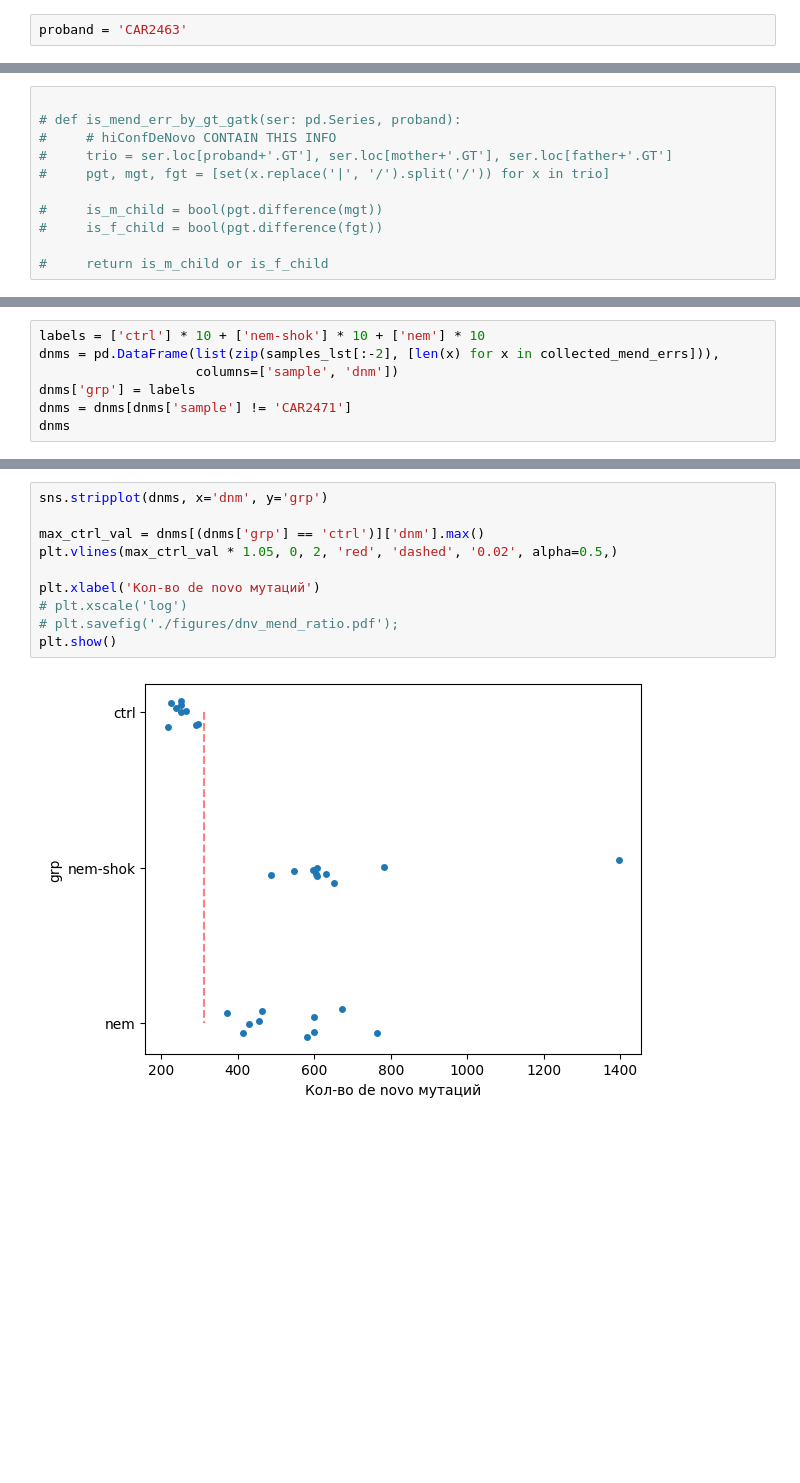
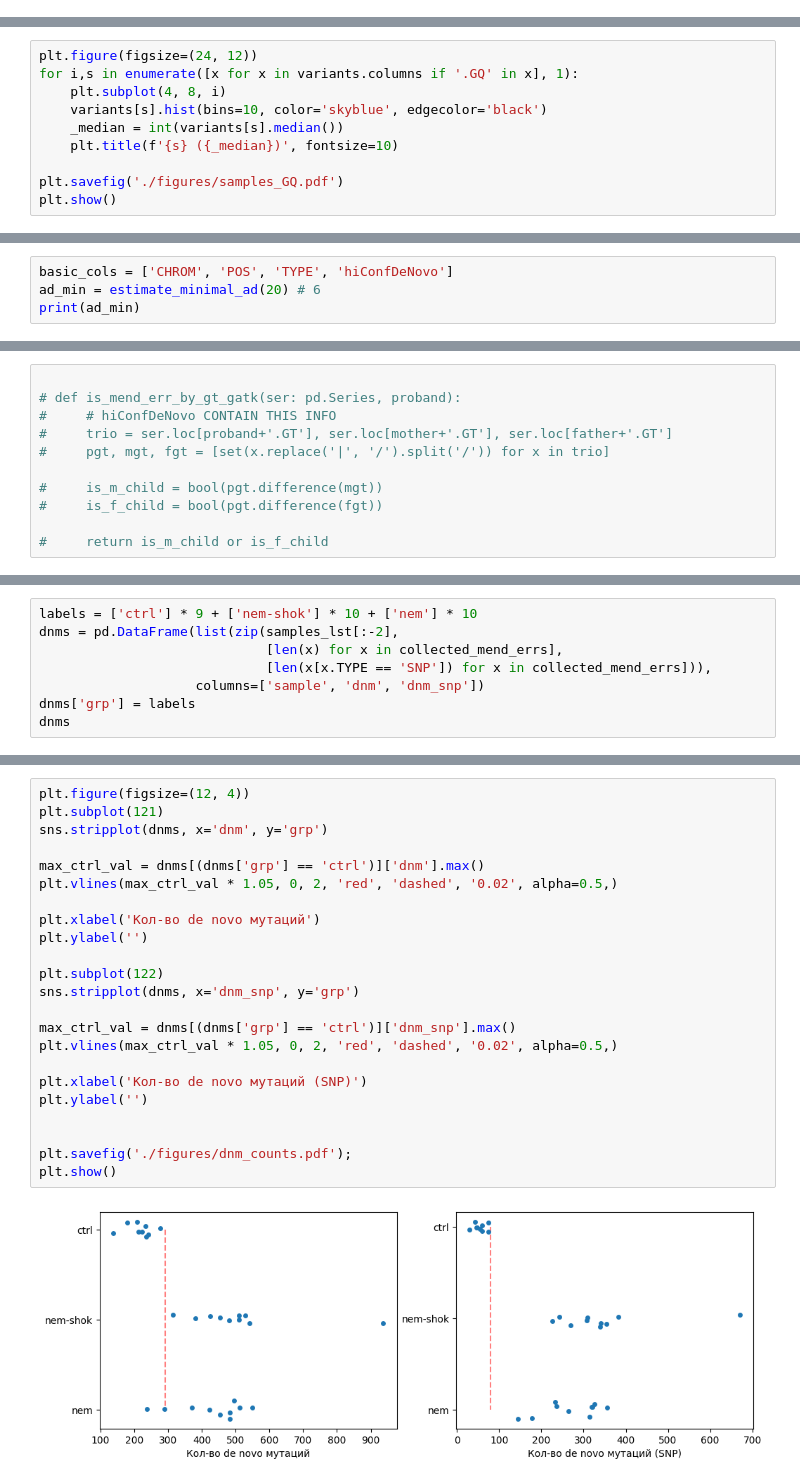
Before and after one commit to mitoclub/AquaSelection, a Jupyter notebook: intersect.ipynb, the cells around one changed output, grey strips where cells are left out. Cells and saved outputs as stored; diff of their text form; blank space fills up the shorter version.

Commit message:
cool DNMs estimated; ctrl ounts are mothe then 10 times of expected

```diff
--- a/intersect.ipynb
+++ b/intersect.ipynb
@@ -113,2 +18,0 @@ variants_flt0.shape
-# %%
-proband = 'CAR2463'
@@ -389,0 +59,10 @@ for i,s in enumerate([x for x in variants.columns if '.DP' in x], 1):
+# %%
+plt.figure(figsize=(24, 12))
+for i,s in enumerate([x for x in variants.columns if '.GQ' in x], 1):
+    plt.subplot(4, 8, i)
+    variants[s].hist(bins=10, color='skyblue', edgecolor='black')
+    _median = int(variants[s].median())
+    plt.title(f'{s} ({_median})', fontsize=10)
+
+plt.savefig('./figures/samples_GQ.pdf')
+plt.show()
@@ -389,0 +121,4 @@ for i,s in enumerate([x for x in variants.columns if '.DP' in x], 1):
+# %%
+basic_cols = ['CHROM', 'POS', 'TYPE', 'hiConfDeNovo']
+ad_min = estimate_minimal_ad(20) # 6
+print(ad_min)
@@ -660,8 +379,9 @@ CAR2492 599
 # %%
-labels = ['ctrl'] * 10 + ['nem-shok'] * 10 + ['nem'] * 10
-dnms = pd.DataFrame(list(zip(samples_lst[:-2], [len(x) for x in collected_mend_errs])),
-                    columns=['sample', 'dnm'])
+labels = ['ctrl'] * 9 + ['nem-shok'] * 10 + ['nem'] * 10
+dnms = pd.DataFrame(list(zip(samples_lst[:-2],
+                             [len(x) for x in collected_mend_errs],
+                             [len(x[x.TYPE == 'SNP']) for x in collected_mend_errs])),
+                    columns=['sample', 'dnm', 'dnm_snp'])
 dnms['grp'] = labels
-dnms = dnms[dnms['sample'] != 'CAR2471']
 dnms
 # %% [output]
@@ -685,12 +405,25 @@ dnms
 # %%
+plt.figure(figsize=(12, 4))
+plt.subplot(121)
 sns.stripplot(dnms, x='dnm', y='grp')
 
 max_ctrl_val = dnms[(dnms['grp'] == 'ctrl')]['dnm'].max()
 plt.vlines(max_ctrl_val * 1.05, 0, 2, 'red', 'dashed', '0.02', alpha=0.5,)
 
 plt.xlabel('Кол-во de novo мутаций')
-# plt.xscale('log')
-# plt.savefig('./figures/dnv_mend_ratio.pdf');
+plt.ylabel('')
+
+plt.subplot(122)
+sns.stripplot(dnms, x='dnm_snp', y='grp')
+
+max_ctrl_val = dnms[(dnms['grp'] == 'ctrl')]['dnm_snp'].max()
+plt.vlines(max_ctrl_val * 1.05, 0, 2, 'red', 'dashed', '0.02', alpha=0.5,)
+
+plt.xlabel('Кол-во de novo мутаций (SNP)')
+plt.ylabel('')
+
+
+plt.savefig('./figures/dnm_counts.pdf');
 plt.show()
 # %% [output]
-[figure, old version]
+[figure, new version]
```
Also changed, not shown: parts of 77 cells of this notebook, 9 other files.
